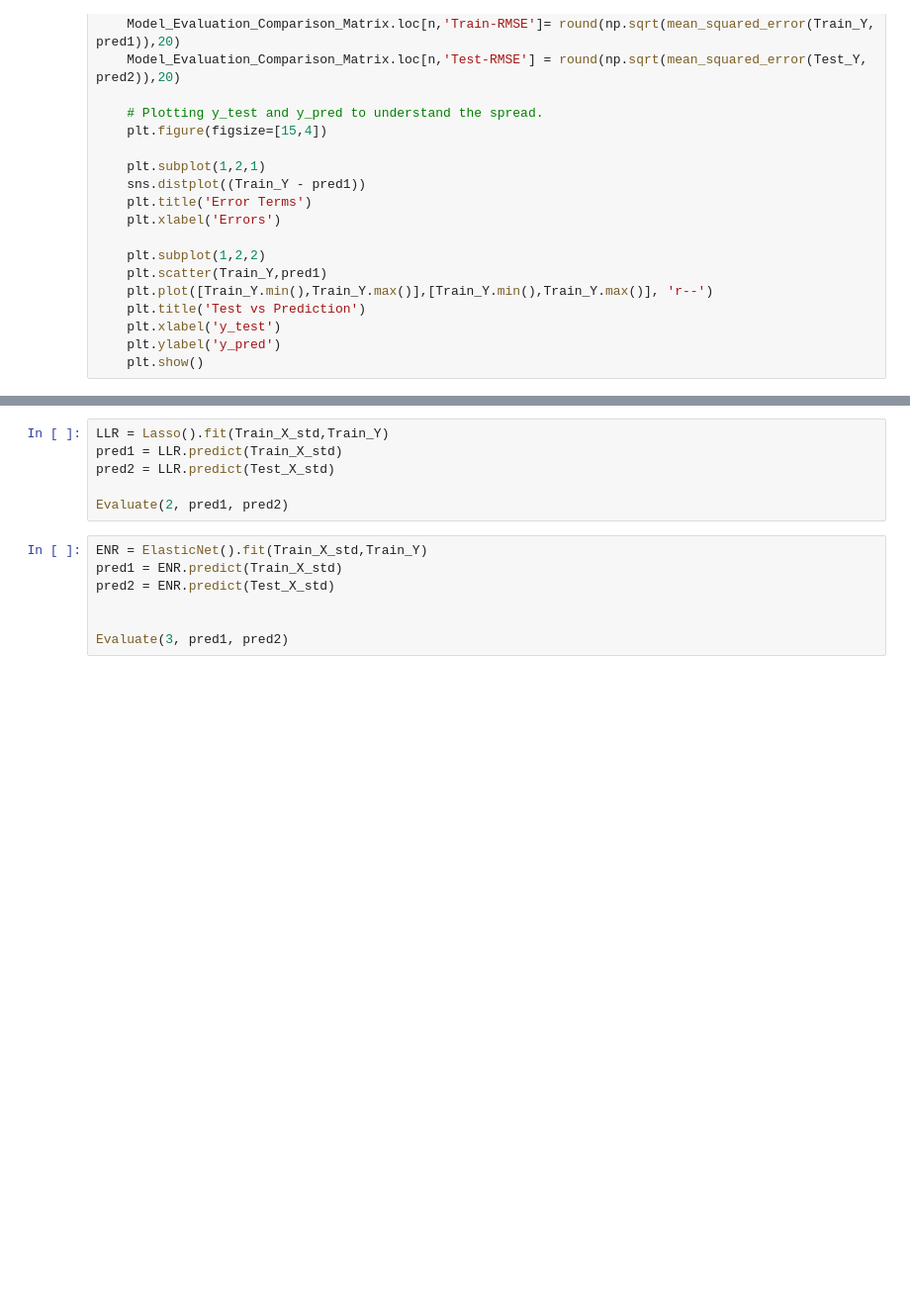
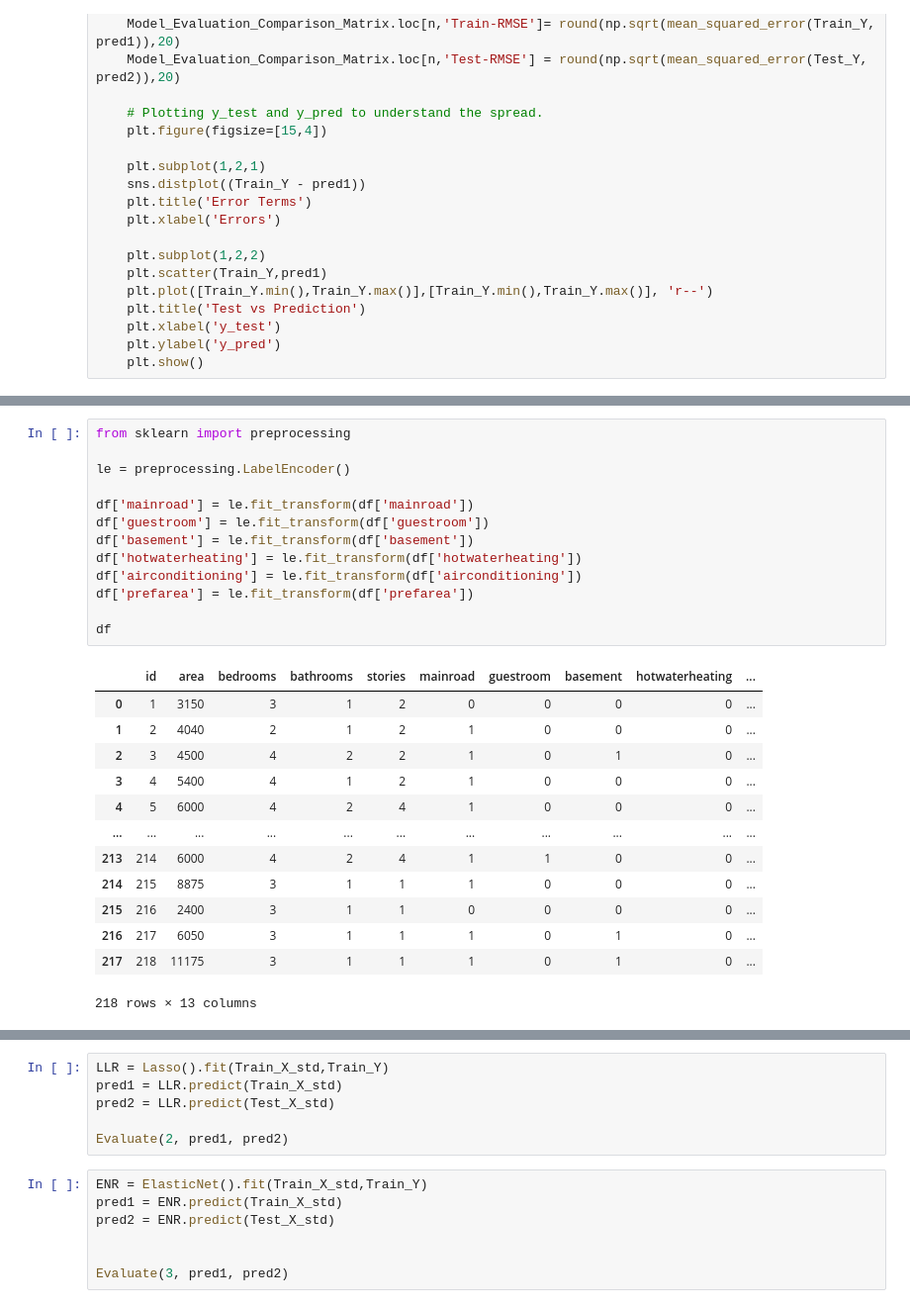
Before and after one commit to gowravmannem/HackAi_2024, a Jupyter notebook: Bruteforce.ipynb, the cells around one changed output, grey strips where cells are left out. Shown at 99% size. Saved outputs shown, nothing was run; the diff lists cells and outputs as text; blank space fills up the shorter version.

```diff
--- a/Bruteforce.ipynb
+++ b/Bruteforce.ipynb
@@ -154,0 +260,27 @@ Evaluate(0, pred1, pred2)
+# %%
+from sklearn import preprocessing
+
+le = preprocessing.LabelEncoder()
+
+df['mainroad'] = le.fit_transform(df['mainroad'])
+df['guestroom'] = le.fit_transform(df['guestroom'])
+df['basement'] = le.fit_transform(df['basement'])
+df['hotwaterheating'] = le.fit_transform(df['hotwaterheating'])
+df['airconditioning'] = le.fit_transform(df['airconditioning'])
+df['prefarea'] = le.fit_transform(df['prefarea'])
+
+df
+# %% [output]
+|  | id | area | bedrooms | bathrooms | stories | mainroad | guestroom | basement | hotwaterheating | ... |
+| 0 | 1 | 3150 | 3 | 1 | 2 | 0 | 0 | 0 | 0 | ... |
+| 1 | 2 | 4040 | 2 | 1 | 2 | 1 | 0 | 0 | 0 | ... |
+| 2 | 3 | 4500 | 4 | 2 | 2 | 1 | 0 | 1 | 0 | ... |
+| 3 | 4 | 5400 | 4 | 1 | 2 | 1 | 0 | 0 | 0 | ... |
+| 4 | 5 | 6000 | 4 | 2 | 4 | 1 | 0 | 0 | 0 | ... |
+| ... | ... | ... | ... | ... | ... | ... | ... | ... | ... | ... |
+| 213 | 214 | 6000 | 4 | 2 | 4 | 1 | 1 | 0 | 0 | ... |
+| 214 | 215 | 8875 | 3 | 1 | 1 | 1 | 0 | 0 | 0 | ... |
+| 215 | 216 | 2400 | 3 | 1 | 1 | 0 | 0 | 0 | 0 | ... |
+| 216 | 217 | 6050 | 3 | 1 | 1 | 1 | 0 | 1 | 0 | ... |
+| 217 | 218 | 11175 | 3 | 1 | 1 | 1 | 0 | 1 | 0 | ... |
+218 rows × 13 columns
```
Also changed, not shown: parts of 15 cells of this notebook.
